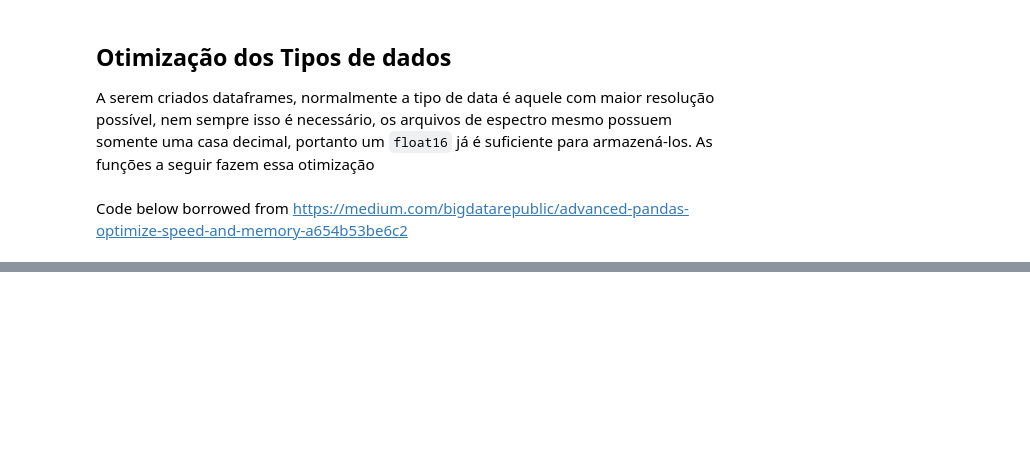
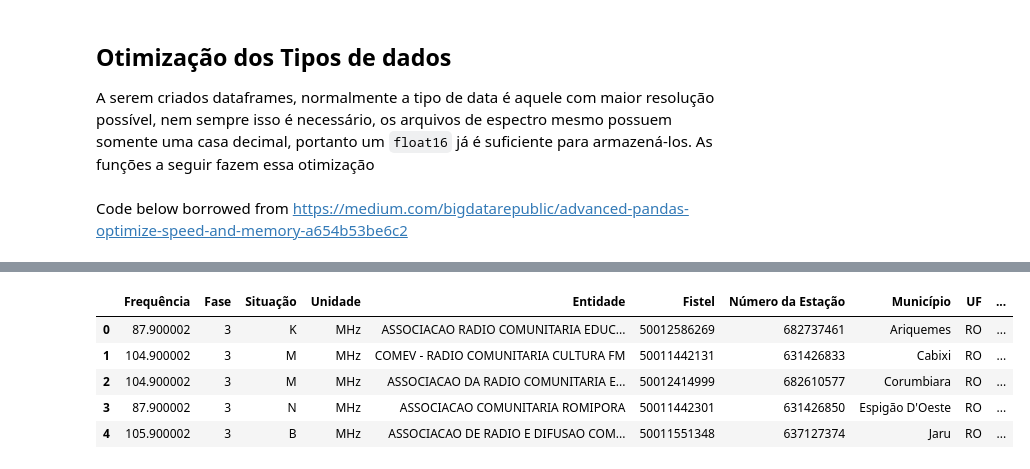
Before and after one commit to ronaldokun/anateldb, a Jupyter notebook: queries.ipynb, the cells around one changed output, grey strips where cells are left out. Drawn from its saved outputs; the diff is of its cells as text; code cells hidden in the pictures; blank space fills up the shorter version.

```diff
--- a/queries.ipynb
+++ b/queries.ipynb
@@ -313,10 +316,8 @@ def read_stel(pasta, update=False):
         update_stel(pasta)
     if (file := Path(f"{pasta}/stel.fth")).exists():
         stel = pd.read_feather(file)
-    elif (file := Path(f"{pasta}/stel.csv")).exists():
-        stel = pd.read_csv(file)
-    elif (file := Path(f"{pasta}/Base_de_Dados.xlsx")).exists():
-        stel = pd.read_excel(file, sheet_name="Stel", engine="openpyxl")
+    elif (file := Path(f"{pasta}/stel.xlsx")).exists():
+        stel = pd.read_excel(file, engine="openpyxl")
     else:
         update_stel(pasta)
         try:
@@ -325,7 +326,7 @@ def read_stel(pasta, update=False):
             raise ConnectionError(
                 "Base de Dados do Stel inexistente e não foi possível atualizá-la"
             ) from e
-    return df_optimize(stel)
+    return stel
 
 
 def read_radcom(pasta, update=False):
@@ -334,10 +335,10 @@ def read_radcom(pasta, update=False):
         update_radcom(pasta)
     if (file := Path(f"{pasta}/radcom.fth")).exists():
         radcom = pd.read_feather(file)
+    elif (file := Path(f"{pasta}/radcom.xlsx")).exists():
+        radcom = pd.read_excel(file, engine="openpyxl")
     elif (file := Path(f"{pasta}/radcom.csv")).exists():
         radcom = pd.read_csv(file)
-    elif (file := Path(f"{pasta}/Base_de_Dados.xlsx")).exists():
-        radcom = pd.read_excel(file, sheet_name="Radcom", engine="openpyxl")
     else:
         update_radcom(pasta)
         try:
@@ -346,7 +347,7 @@ def read_radcom(pasta, update=False):
             raise ConnectionError(
                 "Base de Dados do Stel inexistente e não foi possível atualizá-la"
             ) from e
-    return df_optimize(radcom)
+    return radcom
 
 
 def read_estações(path):
@@ -378,6 +379,8 @@ def read_estações(path):
     df["Num_Ato"] = docs.itemgot(0).map(str)
     df["Data_Ato"] = docs.itemgot(1).map(str)
     df.columns = NEW_ESTACOES
+    df['Validade_RF'] = df.Validade_RF.astype('str').str.slice(0,10)
+    df["Data_Ato"] = df.Data_Ato.str.slice(0,10)
     df['Entidade'] = df.Entidade.fillna('')
     ENTIDADES.update({r.Fistel : r.Entidade for r in df.itertuples() if r.Entidade != ''})
     return df
@@ -403,8 +406,6 @@ def read_plano_basico(path):
     df = df[df.Status.str.contains("-C1$|-C2$|-C3$|-C4$|-C7|-C98$")].reset_index(drop=True)
     return df
 
-
-
 def read_historico(path):
     regex = r"\s([a-zA-Z]+)=\'{1}([\w\-\ :\.]*)\'{1}"
     with ZipFile(path) as xmlzip:
@@ -427,9 +428,22 @@ def read_historico(path):
 def read_mosaico(pasta, update=False):
     if update:
         update_mosaico(pasta)
-    if not (file := Path(f"{pasta}/mosaico.xlsx")).exists():
-        return read_mosaico(pasta, update=True)
-    return pd.read_excel(f"{pasta}/mosaico.xlsx")
+    if (file := Path(f"{pasta}/mosaico.fth")).exists():
+        return pd.read_feather(file)
+    elif (file := Path(f"{pasta}/mosaico.xlsx")).exists():
+        return pd.read_excel(f"{pasta}/mosaico.xlsx")
+    return read_mosaico(pasta, update=True)
+
+def read_base(pasta, up_stel=False, up_radcom=False, up_mosaico=False):
+    if any([up_stel, up_radcom, up_mosaico]):
+        update_base(pasta, up_stel, up_radcom, up_mosaico)
+    if (file := Path(f"{pasta}/base.fth")).exists():
+        return pd.read_feather(file)
+    elif (file := Path(f"{pasta}/base.xlsx")).exists():
+        return pd.read_excel(file, engine='openpyxl')
+    else:
+        update_base(pasta, up_stel, up_radcom, up_mosaico)
+        read_base(pasta, False, False, False)
 # %%
 #export
 def clean_merge(pasta, df):
@@ -587,0 +627,2 @@ def update_mosaico(pasta):
+# %%
+path = r'D:\OneDrive - ANATEL\BaseDados'
@@ -587,0 +731,11 @@ def update_mosaico(pasta):
+# %%
+radcom = read_radcom(path)
+# %%
+radcom.head()
+# %% [output]
+|  | Frequência | Fase | Situação | Unidade | Entidade | Fistel | Número da Estação | Município | UF | ... |
+| 0 | 87.900002 | 3 | K | MHz | ASSOCIACAO RADIO COMUNITARIA EDUC... | 50012586269 | 682737461 | Ariquemes | RO | ... |
+| 1 | 104.900002 | 3 | M | MHz | COMEV - RADIO COMUNITARIA CULTURA FM | 50011442131 | 631426833 | Cabixi | RO | ... |
+| 2 | 104.900002 | 3 | M | MHz | ASSOCIACAO DA RADIO COMUNITARIA E... | 50012414999 | 682610577 | Corumbiara | RO | ... |
+| 3 | 87.900002 | 3 | N | MHz | ASSOCIACAO COMUNITARIA ROMIPORA | 50011442301 | 631426850 | Espigão D'Oeste | RO | ... |
+| 4 | 105.900002 | 3 | B | MHz | ASSOCIACAO DE RADIO E DIFUSAO COM... | 50011551348 | 637127374 | Jaru | RO | ... |
```
Also changed, not shown: parts of 32 cells of this notebook, 4 other files.
